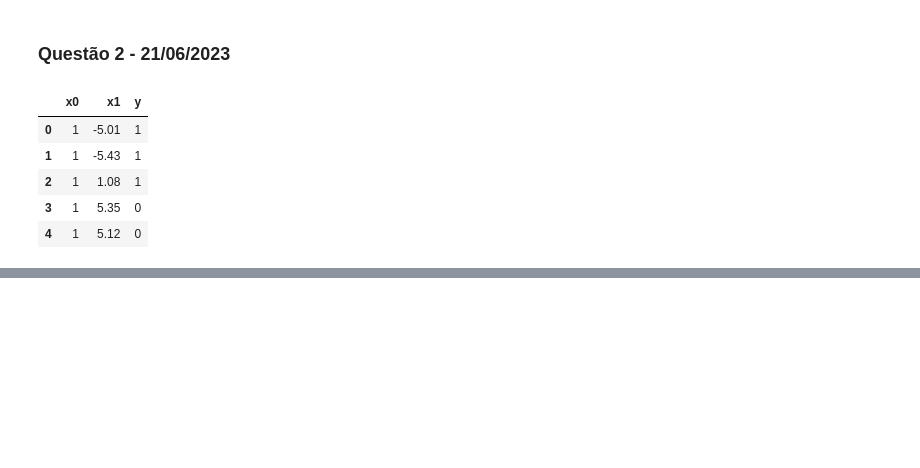
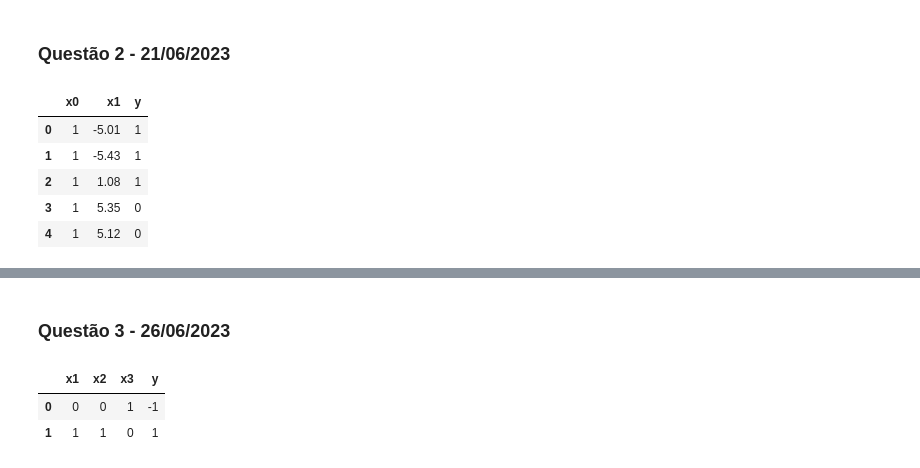
Before and after one commit to BrenoOR/Aprendizado-Maquina, a Jupyter notebook: MLQuestions.ipynb, the cells around one changed output, grey strips where cells are left out. Cells and saved outputs as stored; diff of their text form; code cells hidden in the pictures; blank space fills up the shorter version.

```diff
--- a/MLQuestions.ipynb
+++ b/MLQuestions.ipynb
@@ -302,3 +309,13 @@ Prediction for +5.12: 0 |::| Real 0
 Prediction for -1.34: 1 |::| Real 0
 
 Error: 33.33333333333333%
+# %% [markdown]
+### Questão 3 - 26/06/2023
+# %%
+# Loading question 3 data
+q3DB = pd.read_csv(os.path.join('q3DB.csv'))
+q3DB.head()
+# %% [output]
+|  | x1 | x2 | x3 | y |
+| 0 | 0 | 0 | 1 | -1 |
+| 1 | 1 | 1 | 0 | 1 |
```
Also changed, not shown: parts of 15 cells of this notebook, 6 other files.
